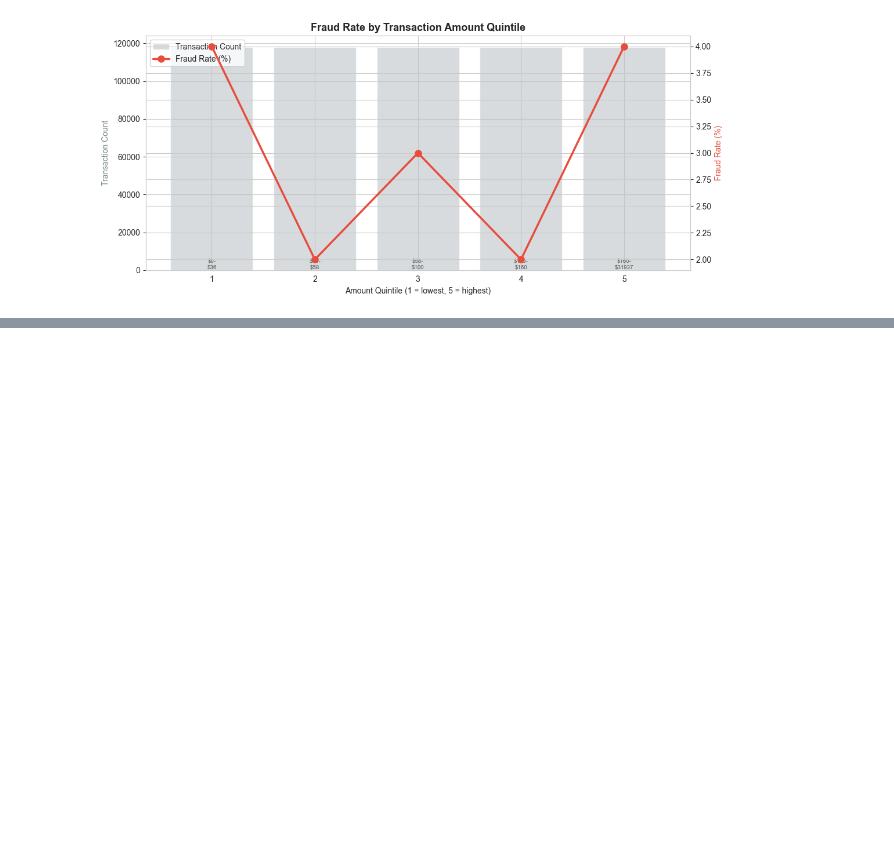
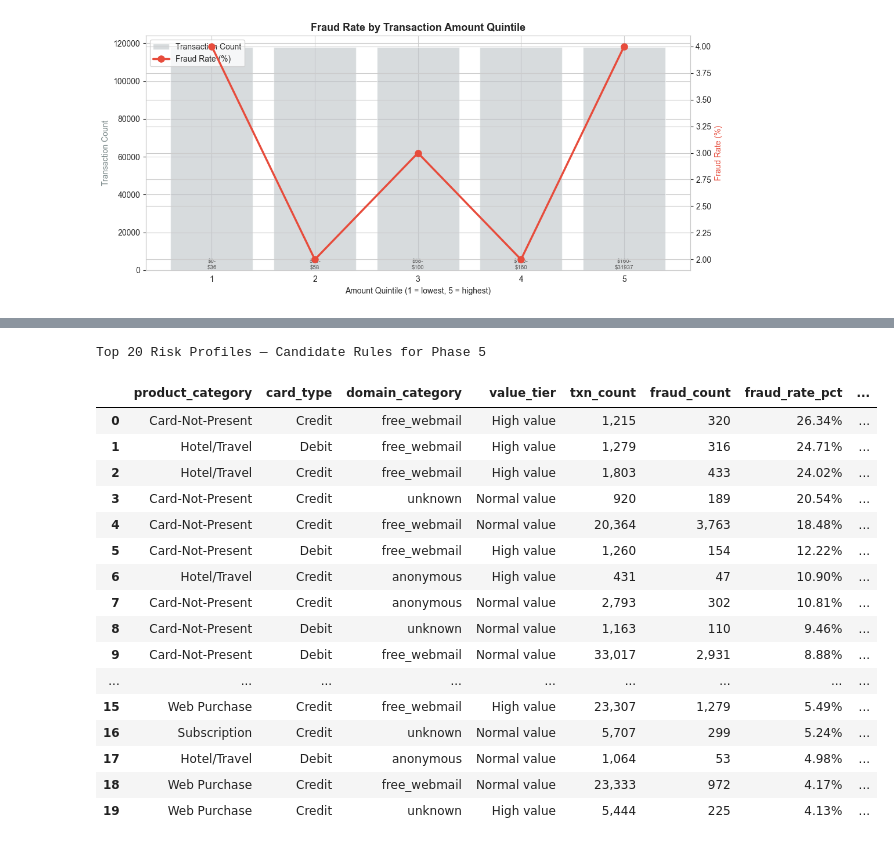
Before and after one commit to ShenbagaArunK/Credit-card-risk-analytics-sql-python, a Jupyter notebook: notebooks/05_phase4_segmentation.ipynb, the cells around one changed output, grey strips where cells are left out. Drawn from its saved outputs; the diff is of its cells as text; code cells hidden in the pictures; blank space fills up the shorter version.

```diff
--- a/notebooks/05_phase4_segmentation.ipynb
+++ b/notebooks/05_phase4_segmentation.ipynb
@@ -106,0 +257,35 @@ plt.show()
+# %%
+## Plot -- Q5
+
+# The leaderboard is best as a color-graded table
+df5_display = df5.copy()
+
+styled = df5_display.style.background_gradient(
+    subset=['fraud_rate_pct', 'risk_multiple'], cmap='Reds'
+).format({
+    'fraud_rate_pct': '{:.2f}%',
+    'risk_multiple': '{:.1f}x',
+    'txn_count': '{:,}',
+    'fraud_count': '{:,}'
+}).set_caption("Top 20 Risk Profiles — Candidate Rules for Phase 5")
+
+styled
+# %% [output]
+Top 20 Risk Profiles — Candidate Rules for Phase 5
+|  | product_category | card_type | domain_category | value_tier | txn_count | fraud_count | fraud_rate_pct | ... |
+| 0 | Card-Not-Present | Credit | free_webmail | High value | 1,215 | 320 | 26.34% | ... |
+| 1 | Hotel/Travel | Debit | free_webmail | High value | 1,279 | 316 | 24.71% | ... |
+| 2 | Hotel/Travel | Credit | free_webmail | High value | 1,803 | 433 | 24.02% | ... |
+| 3 | Card-Not-Present | Credit | unknown | Normal value | 920 | 189 | 20.54% | ... |
+| 4 | Card-Not-Present | Credit | free_webmail | Normal value | 20,364 | 3,763 | 18.48% | ... |
+| 5 | Card-Not-Present | Debit | free_webmail | High value | 1,260 | 154 | 12.22% | ... |
+| 6 | Hotel/Travel | Credit | anonymous | High value | 431 | 47 | 10.90% | ... |
+| 7 | Card-Not-Present | Credit | anonymous | Normal value | 2,793 | 302 | 10.81% | ... |
+| 8 | Card-Not-Present | Debit | unknown | Normal value | 1,163 | 110 | 9.46% | ... |
+| 9 | Card-Not-Present | Debit | free_webmail | Normal value | 33,017 | 2,931 | 8.88% | ... |
+| ... | ... | ... | ... | ... | ... | ... | ... | ... |
+| 15 | Web Purchase | Credit | free_webmail | High value | 23,307 | 1,279 | 5.49% | ... |
+| 16 | Subscription | Credit | unknown | Normal value | 5,707 | 299 | 5.24% | ... |
+| 17 | Hotel/Travel | Debit | anonymous | Normal value | 1,064 | 53 | 4.98% | ... |
+| 18 | Web Purchase | Credit | free_webmail | Normal value | 23,333 | 972 | 4.17% | ... |
+| 19 | Web Purchase | Credit | unknown | High value | 5,444 | 225 | 4.13% | ... |
```
Also changed, not shown: parts of 9 cells of this notebook, 2 other files.
